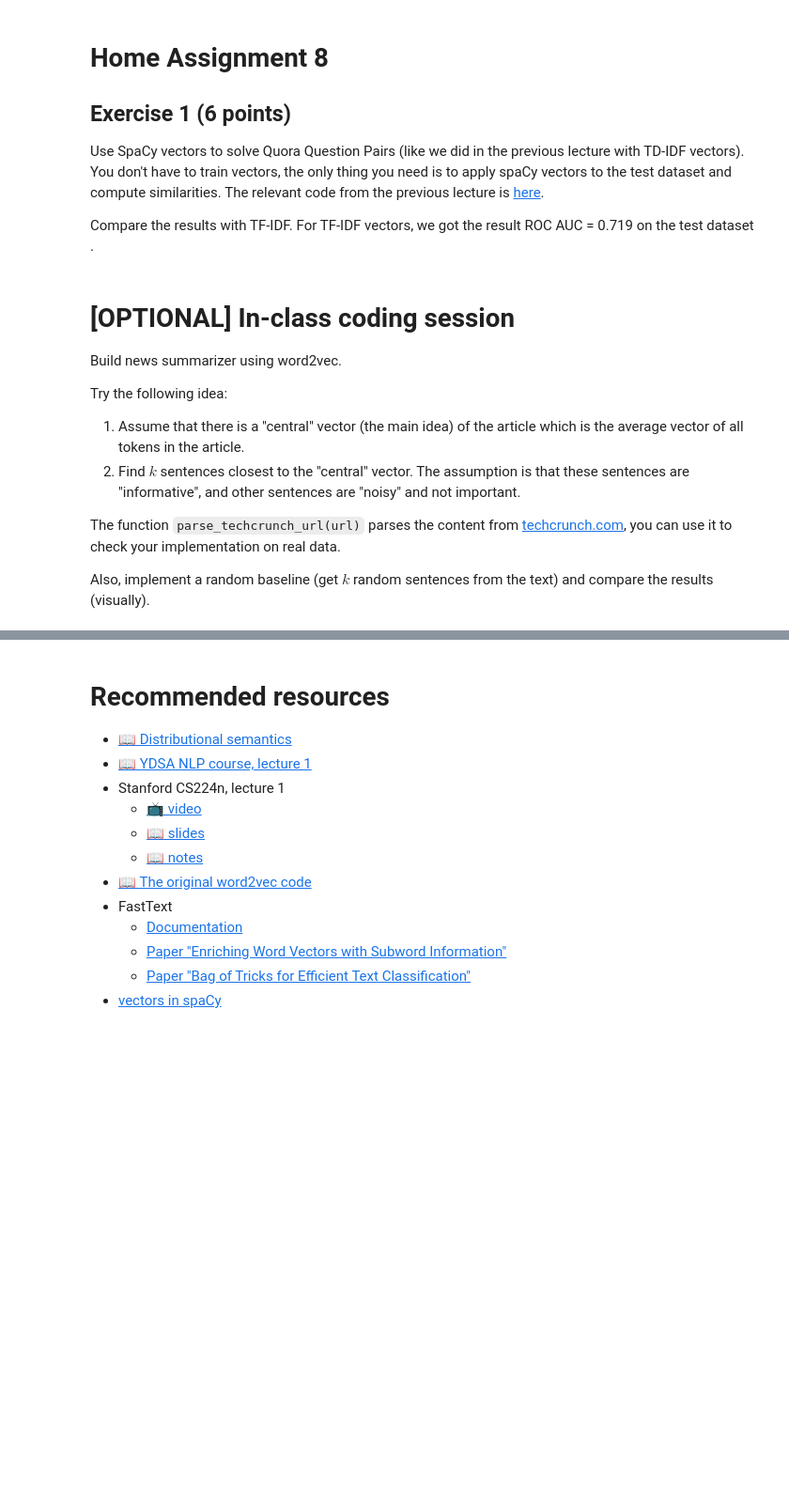
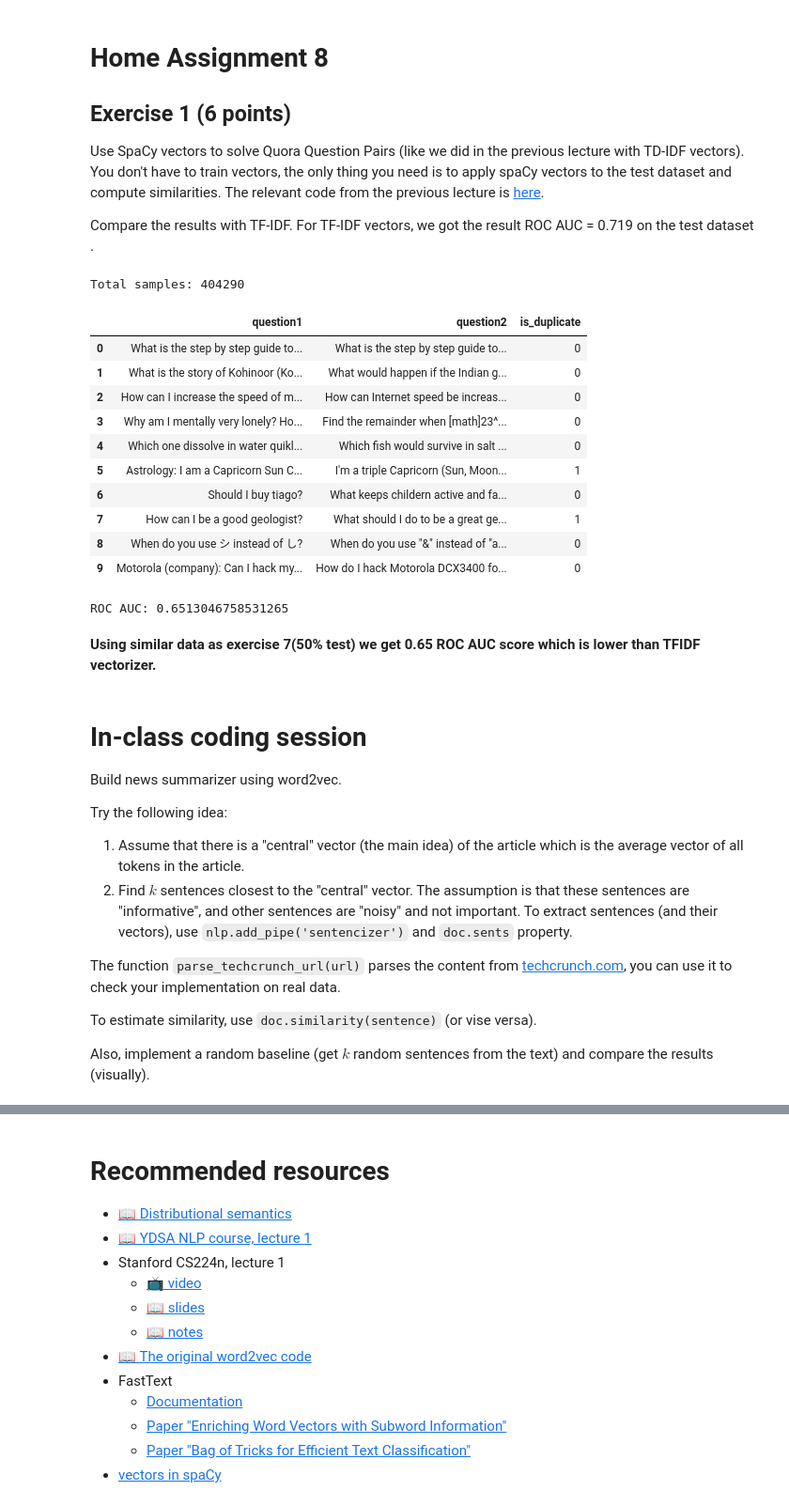
Before and after one commit to mohammadsanaee/ML_in_application, a Jupyter notebook: 8_word2vec.ipynb, the cells around one changed output, grey strips where cells are left out. Shown: that part at 94% size. Drawn from its saved outputs; the diff is of its cells as text; code cells hidden in the pictures; blank space fills up the shorter version.

```diff
--- a/8_word2vec.ipynb
+++ b/8_word2vec.ipynb
@@ -1268,0 +1245,21 @@ Compare the results with TF-IDF. For TF-IDF vectors, we got the result ROC AUC =
+# %%
+# YOUR CODE HERE
+import pandas as pd
+
+df = pd.read_csv("harbour-space-text-mining-course/datasets/quora_question_pairs/train.csv")
+print(f"Total samples: {df.shape[0]}")
+df = df.head(20000)
+df[["question1", "question2", "is_duplicate"]].head(10)
+# %% [output]
+Total samples: 404290
+|  | question1 | question2 | is_duplicate |
+| 0 | What is the step by step guide to... | What is the step by step guide to... | 0 |
+| 1 | What is the story of Kohinoor (Ko... | What would happen if the Indian g... | 0 |
+| 2 | How can I increase the speed of m... | How can Internet speed be increas... | 0 |
+| 3 | Why am I mentally very lonely? Ho... | Find the remainder when [math]23^... | 0 |
+| 4 | Which one dissolve in water quikl... | Which fish would survive in salt ... | 0 |
+| 5 | Astrology: I am a Capricorn Sun C... | I'm a triple Capricorn (Sun, Moon... | 1 |
+| 6 | Should I buy tiago? | What keeps childern active and fa... | 0 |
+| 7 | How can I be a good geologist? | What should I do to be a great ge... | 1 |
+| 8 | When do you use シ instead of し? | When do you use "&" instead of "a... | 0 |
+| 9 | Motorola (company): Can I hack my... | How do I hack Motorola DCX3400 fo... | 0 |
@@ -1269,15 +1274,24 @@ Compare the results with TF-IDF. For TF-IDF vectors, we got the result ROC AUC =
+# %%
+from sklearn.metrics import roc_auc_score
+print("ROC AUC:", roc_auc_score(df_test.is_duplicate, similarities))
+# %% [output]
+ROC AUC: 0.6513046758531265
+# %% [markdown]
+**Using similar data as exercise 7(50% test) we get 0.65 ROC AUC score which is lower than TFIDF vectorizer.**
 # %% [markdown]
 <!--@slideshow slide-->
-# [OPTIONAL] In-class coding session
+# In-class coding session
 
 Build news summarizer using word2vec.
 
 Try the following idea:
 1. Assume that there is a "central" vector (the main idea) of the article which is the average vector of all tokens in the article.
-1. Find $k$ sentences closest to the "central" vector. The assumption is that these sentences are "informative", and other sentences are "noisy" and not important.
+1. Find $k$ sentences closest to the "central" vector. The assumption is that these sentences are "informative", and other sentences are "noisy" and not important. To extract sentences (and their vectors), use `nlp.add_pipe('sentencizer')` and `doc.sents` property.
 
 The function `parse_techcrunch_url(url)` parses the content from [techcrunch.com](https://techcrunch.com), you can use it to check your implementation on real data.
 
+To estimate similarity, use `doc.similarity(sentence)` (or vise versa).
+
 Also, implement a random baseline (get $k$ random sentences from the text) and compare the results (visually).
 # %%
 def parse_techcrunch_url(url):
```
Also changed, not shown: parts of 18 cells of this notebook.
